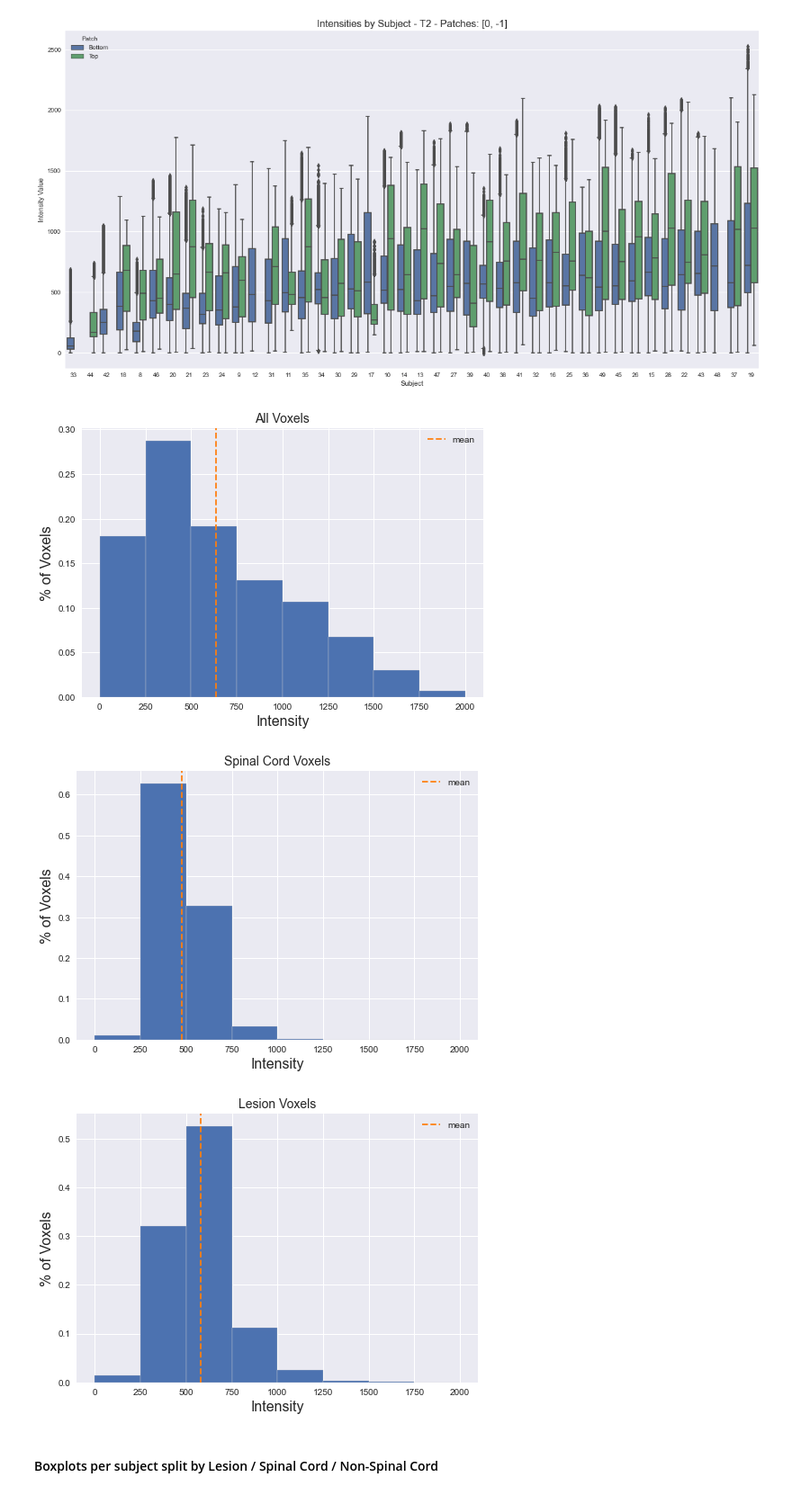
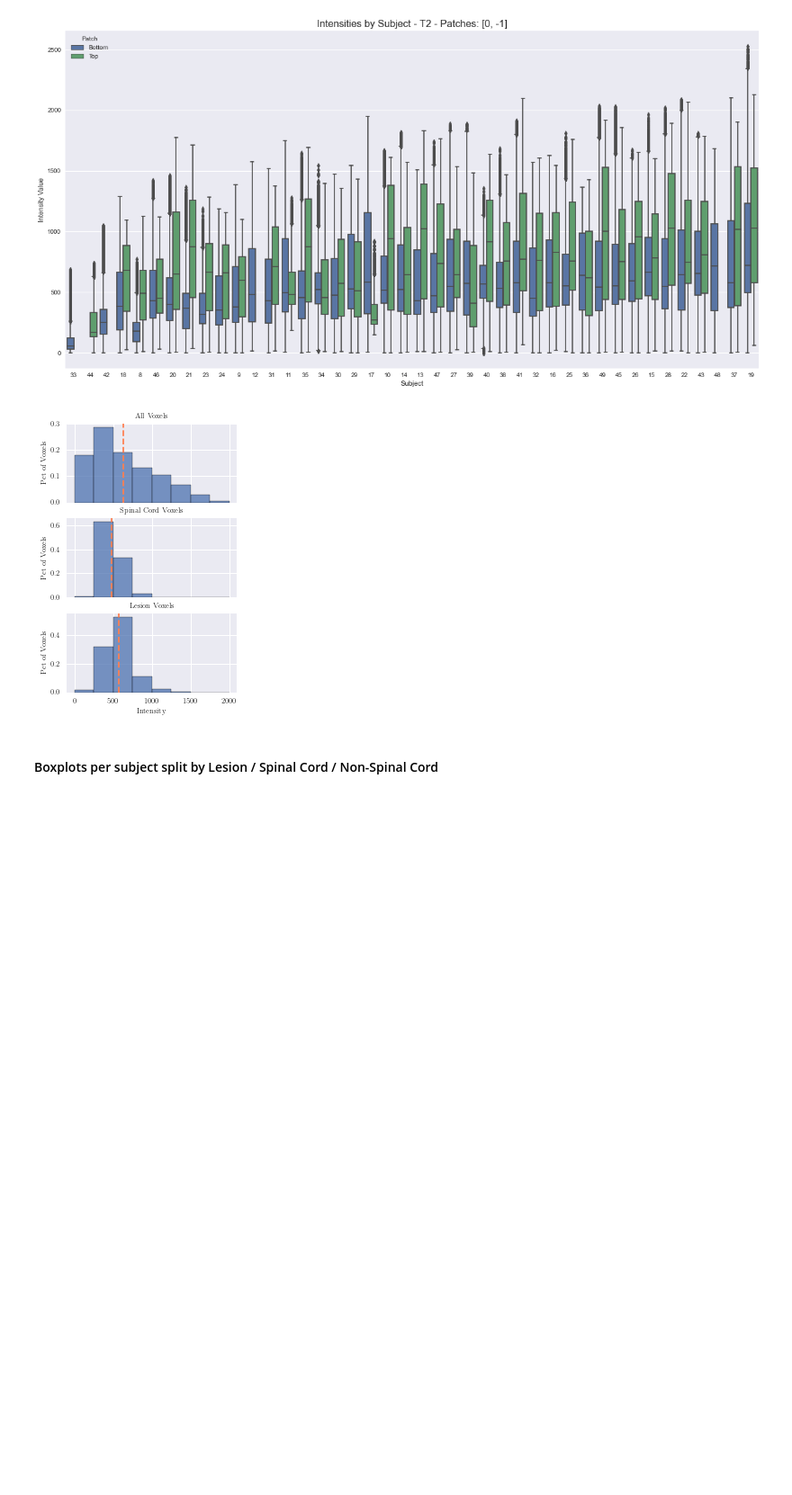
Before and after one commit to rickymwalsh/sc-segmentation, a Jupyter notebook: data-exploration.ipynb, the cells around one changed output. Shown at 90% size. Drawn from its saved outputs; the diff is of its cells as text; code cells hidden in the pictures; blank space fills up the shorter version.

```diff
--- a/data-exploration.ipynb
+++ b/data-exploration.ipynb
@@ -17,7 +72,7 @@ centre8_subjects = centres_df[centres_df['centerId']=='8']['patientId'].tolist()
 # %% [markdown]
 ### Reading in Patch Data
 # %%
-root_dir = os.path.join('Data', 'SCSeg')
+root_dir = os.path.join('ot_da_v0', 'Data', 'SCSeg')
 subjects = os.listdir(root_dir)
 n_lesions={}; lesion_data={}; t2_data={}; t2s_data={}; t2_SC_data={}; t2s_SC_data={};
 
@@ -63,16 +118,20 @@ def get_bins(data, bin_width, xmin=None, xmax=None):
         xmax = bin_width*np.ceil(np.max(data)/bin_width)
     return np.linspace(xmin, xmax, 1+int((xmax-xmin)/bin_width))
 
-def plot_hist(data, bin_width, xmin=None, xmax=None, prop=False, xlab='', ylab='', title='', subtitle=''):
-    weights = np.ones(len(data))/len(data) if prop==True else None
-    plt.hist(data, bins=get_bins(data, bin_width, xmin, xmax), edgecolor='lightgray', weights=weights)
-    plt.axvline(np.mean(data), color='tab:orange', linestyle='dashed', label='mean')
-    plt.xlabel(xlab, fontsize=16)
-    plt.ylabel(ylab, fontsize=16)
-    plt.suptitle(title, fontsize=18)
-    plt.title(subtitle, fontsize=14)
-    plt.legend()
-    plt.show()
+def plot_hist(data, bin_width, xmin=None, xmax=None, prop=False, xlab='', ylab='', title=None, subtitle=None, ax=None):
+    if ax is None:
+        fig, ax = plt.subplots(1, 1)
+    stat='probability' if prop==True else 'count'
+    sns.histplot(data, bins=get_bins(data, bin_width, xmin, xmax), stat=stat, ax=ax)
+    ax.axvline(np.mean(data), color='coral', linestyle='dashed', label='mean')
+    ax.set_xlabel(xlab)
+    ax.set_ylabel(ylab)
+    if subtitle is not None:
+        ax.set_title(subtitle)
+        if title is not None:
+            plt.suptitle(title)
+    elif title is not None:
+        ax.set_title(title)
 # %% [markdown]
 ### Summarising Intensities
 # %% [markdown]
@@ -157,13 +217,15 @@ boxplot_subj_patch_split(t2s_data, patch_ind=[0,-1], title='T2*')
 [figure]
 # %%
 # (data, bin_width, xlab='', ylab='', title='', subtitle='')
-plot_hist(patches_t2[patches_t2>0].ravel(), prop=True, bin_width=250, xmin=0, xmax=2000, xlab='Intensity', ylab='% of Voxels', subtitle='All Voxels')
-plot_hist(patches_t2_SC[patches_t2_SC>0].ravel(), prop=True, bin_width=250, xmin=0, xmax=2000, xlab='Intensity', ylab='% of Voxels', subtitle='Spinal Cord Voxels')
-plot_hist(patches_t2[patches_lesion==1].ravel(), prop=True, bin_width=250, xmin=0, xmax=2000, xlab='Intensity', ylab='% of Voxels', subtitle='Lesion Voxels')
+fig, axes = plt.subplots(3,1, sharex=True, figsize=(3.39, 5.5))
+plot_hist(patches_t2[patches_t2>0].ravel(), prop=True, bin_width=250, xmin=0, xmax=2000,
+          xlab='Intensity', ylab='Pct of Voxels', title='All Voxels', ax=axes[0])
+plot_hist(patches_t2_SC[patches_t2_SC>0].ravel(), prop=True, bin_width=250, xmin=0, xmax=2000,
+          xlab='Intensity', ylab='Pct of Voxels', subtitle='Spinal Cord Voxels', ax=axes[1])
+plot_hist(patches_t2[patches_lesion==1].ravel(), prop=True, bin_width=250, xmin=0, xmax=2000,
+          xlab='Intensity', ylab='Pct of Voxels', subtitle='Lesion Voxels', ax=axes[2])
 # %% [output]
-[figure, old version]
+[figure, new version]
-[figure, removed]
-[figure, removed]
 # %%
 # Function to collapse the data arrays and concatenate all subject data.
 collapse = lambda data: np.concatenate([data[subj].ravel() for subj in centre8_subjects])
```
Also changed, not shown: parts of 19 cells of this notebook.
